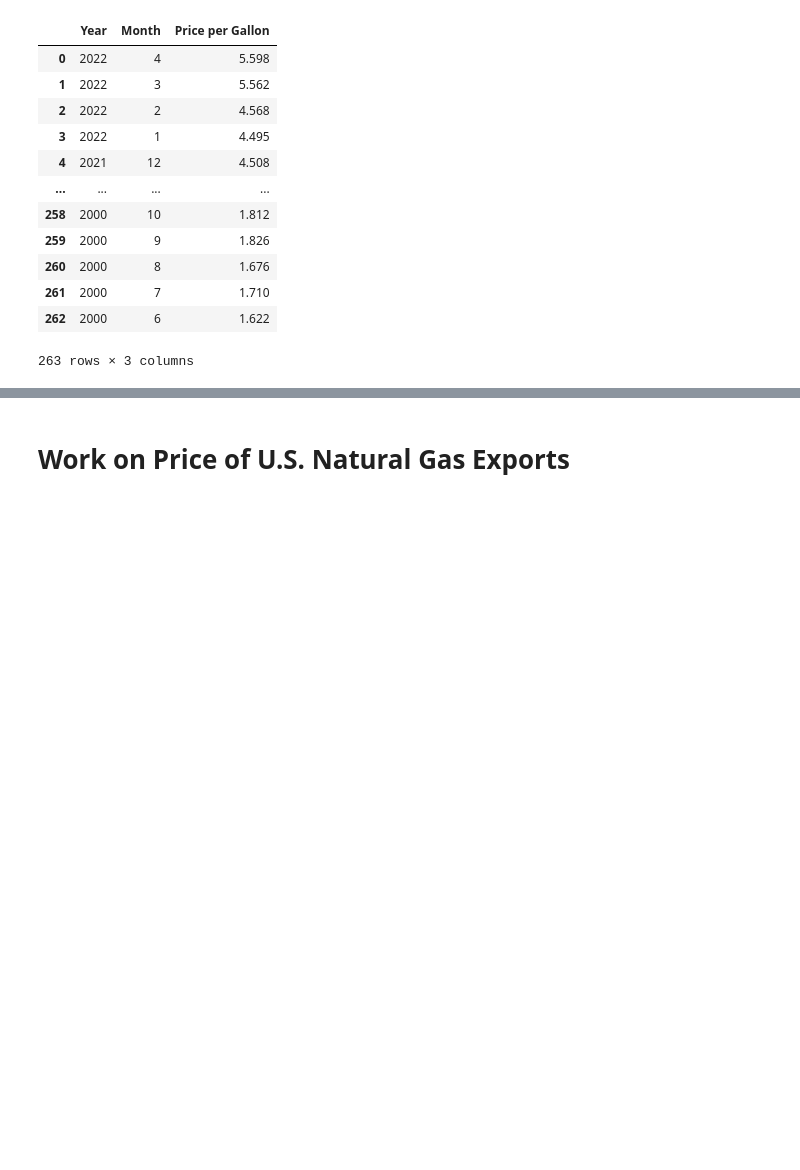
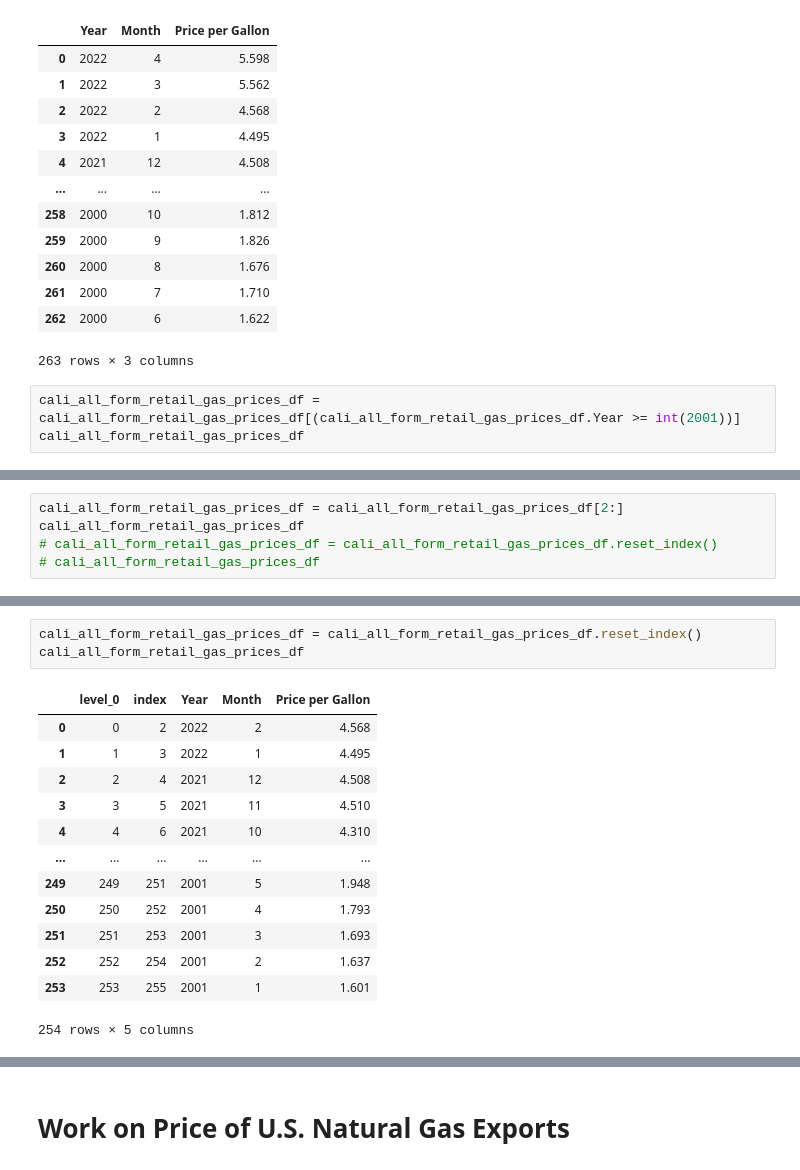
Before and after one commit to FIRE-Phoebe/Gas_Price_analysis, a Jupyter notebook: weekly_to_monthly_df.ipynb, the cells around one changed output, grey strips where cells are left out. Saved outputs shown, nothing was run; the diff lists cells and outputs as text; blank space fills up the shorter version.

```diff
--- a/weekly_to_monthly_df.ipynb
+++ b/weekly_to_monthly_df.ipynb
@@ -124,3 +124,6 @@ cali_all_form_retail_gas_prices_df
 | 261 | 2000 | 7 | 1.710 |
 | 262 | 2000 | 6 | 1.622 |
 263 rows × 3 columns
+# %%
+cali_all_form_retail_gas_prices_df = cali_all_form_retail_gas_prices_df[(cali_all_form_retail_gas_prices_df.Year >= int(2001))]
+cali_all_form_retail_gas_prices_df
@@ -126,0 +144,5 @@ cali_all_form_retail_gas_prices_df
+# %%
+cali_all_form_retail_gas_prices_df = cali_all_form_retail_gas_prices_df[2:]
+cali_all_form_retail_gas_prices_df
+# cali_all_form_retail_gas_prices_df = cali_all_form_retail_gas_prices_df.reset_index()
+# cali_all_form_retail_gas_prices_df
@@ -126,0 +163,17 @@ cali_all_form_retail_gas_prices_df
+# %%
+cali_all_form_retail_gas_prices_df = cali_all_form_retail_gas_prices_df.reset_index()
+cali_all_form_retail_gas_prices_df
+# %% [output]
+|  | level_0 | index | Year | Month | Price per Gallon |
+| 0 | 0 | 2 | 2022 | 2 | 4.568 |
+| 1 | 1 | 3 | 2022 | 1 | 4.495 |
+| 2 | 2 | 4 | 2021 | 12 | 4.508 |
+| 3 | 3 | 5 | 2021 | 11 | 4.510 |
+| 4 | 4 | 6 | 2021 | 10 | 4.310 |
+| ... | ... | ... | ... | ... | ... |
+| 249 | 249 | 251 | 2001 | 5 | 1.948 |
+| 250 | 250 | 252 | 2001 | 4 | 1.793 |
+| 251 | 251 | 253 | 2001 | 3 | 1.693 |
+| 252 | 252 | 254 | 2001 | 2 | 1.637 |
+| 253 | 253 | 255 | 2001 | 1 | 1.601 |
+254 rows × 5 columns
```
Also changed, not shown: parts of 50 cells of this notebook, 1 other file.
